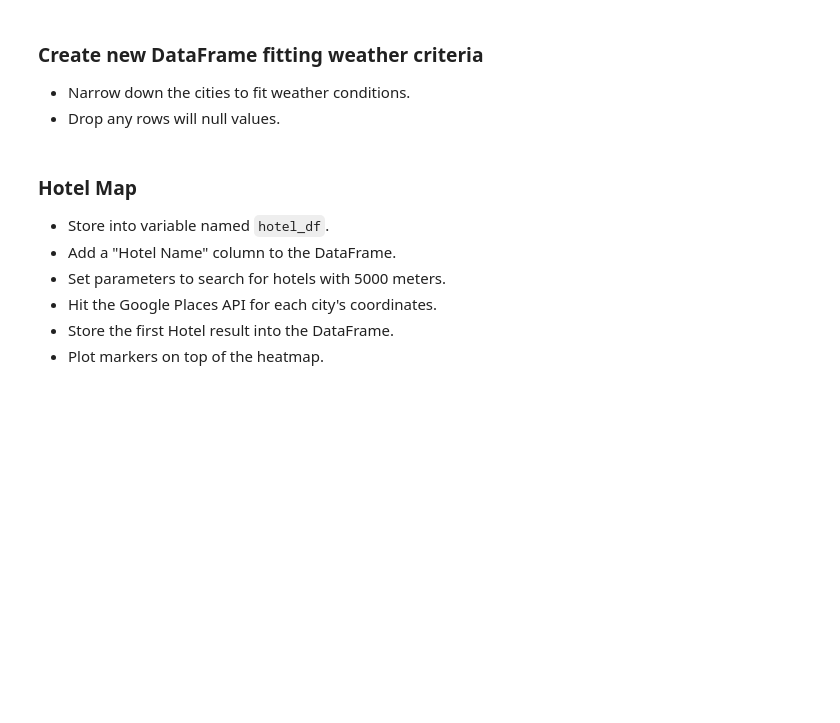
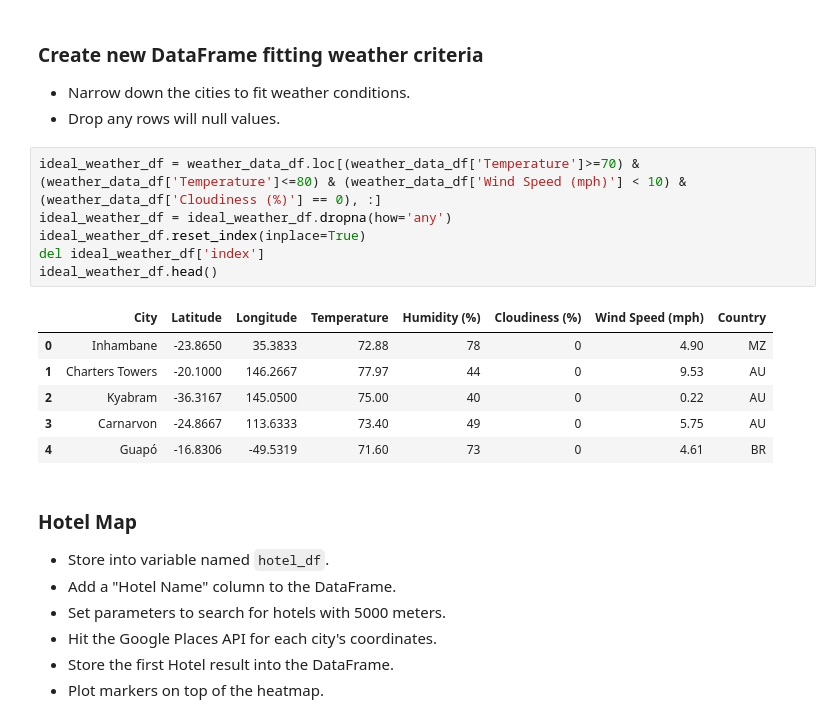
Before and after one commit to aebowden36/python-api-challenge, a Jupyter notebook: VacationPy.ipynb, the cells around one changed output. Saved outputs shown, nothing was run; the diff lists cells and outputs as text; blank space fills up the shorter version.

```diff
--- a/VacationPy.ipynb
+++ b/VacationPy.ipynb
@@ -62,6 +63,19 @@ fig
 ### Create new DataFrame fitting weather criteria
 * Narrow down the cities to fit weather conditions.
 * Drop any rows will null values.
+# %%
+ideal_weather_df = weather_data_df.loc[(weather_data_df['Temperature']>=70) & (weather_data_df['Temperature']<=80) & (weather_data_df['Wind Speed (mph)'] < 10) & (weather_data_df['Cloudiness (%)'] == 0), :]
+ideal_weather_df = ideal_weather_df.dropna(how='any')
+ideal_weather_df.reset_index(inplace=True)
+del ideal_weather_df['index']
+ideal_weather_df.head()
+# %% [output]
+|  | City | Latitude | Longitude | Temperature | Humidity (%) | Cloudiness (%) | Wind Speed (mph) | Country |
+| 0 | Inhambane | -23.8650 | 35.3833 | 72.88 | 78 | 0 | 4.90 | MZ |
+| 1 | Charters Towers | -20.1000 | 146.2667 | 77.97 | 44 | 0 | 9.53 | AU |
+| 2 | Kyabram | -36.3167 | 145.0500 | 75.00 | 40 | 0 | 0.22 | AU |
+| 3 | Carnarvon | -24.8667 | 113.6333 | 73.40 | 49 | 0 | 5.75 | AU |
+| 4 | Guapó | -16.8306 | -49.5319 | 71.60 | 73 | 0 | 4.61 | BR |
 # %% [markdown]
 ### Hotel Map
 * Store into variable named `hotel_df`.
```
Also changed, not shown: parts of 6 cells of this notebook, 1 other file.
